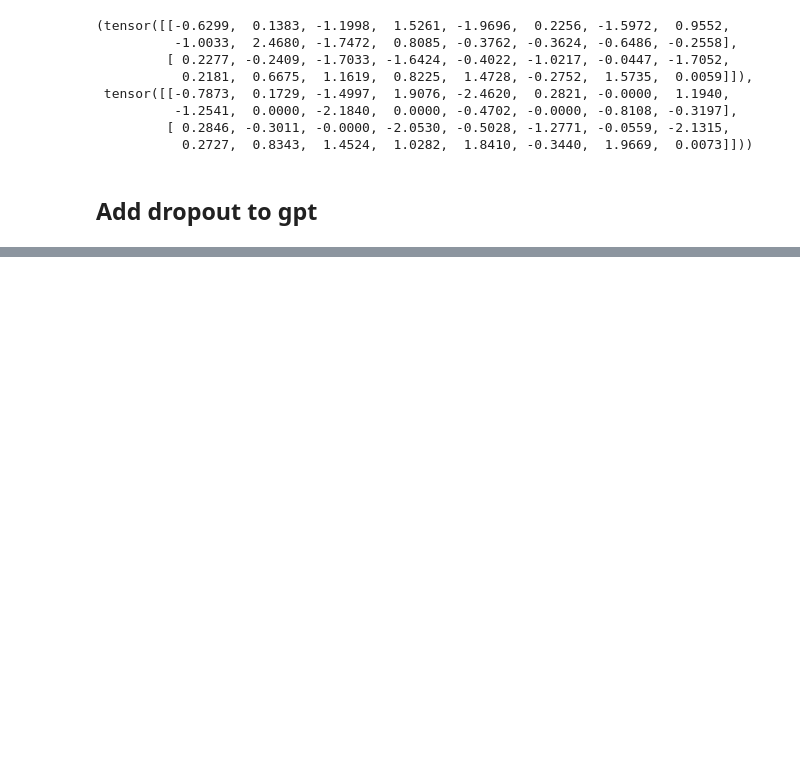
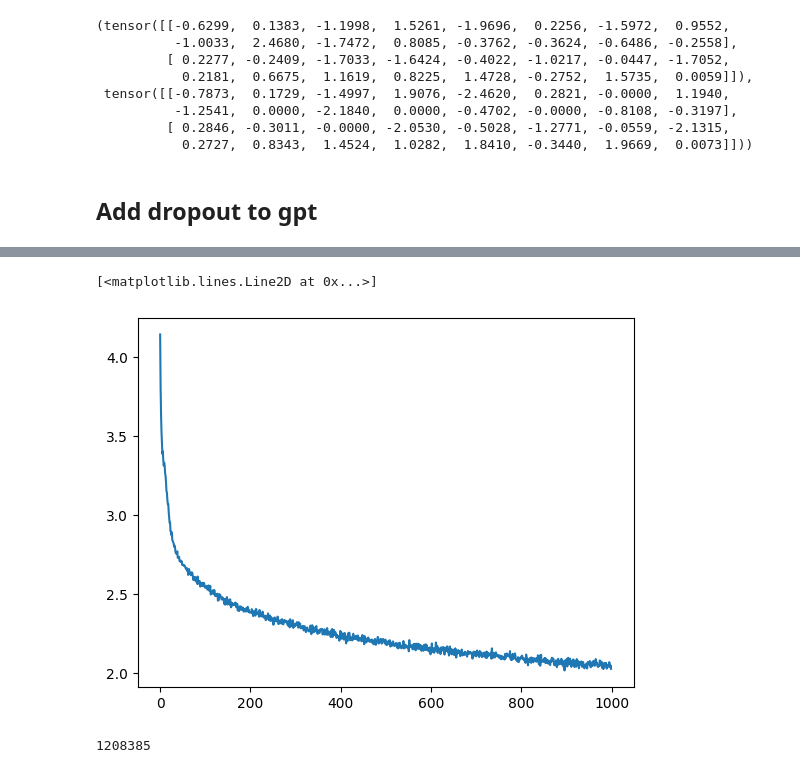
Before and after one commit to samitha278/gpt-from-scratch, a Jupyter notebook: GPT_from_Scratch.ipynb, the cells around one changed output, grey strips where cells are left out. Cells and saved outputs as stored; diff of their text form; code cells hidden in the pictures; blank space fills up the shorter version.

Commit message:
Model (1.2M param) trained on T4 GPU

```diff
--- a/GPT_from_Scratch.ipynb
+++ b/GPT_from_Scratch.ipynb
@@ -905,15 +905,15 @@ input[:2], output[:2]
 # %%
 
 #hyperparameters
-block_size = 16
-batch_size = 32
-n_embd = 72
+block_size = 32
+batch_size = 64
+n_embd = 128
 num_heads = 4
-num_blocks = 4
+num_blocks = 6
 head_size = n_embd // num_heads
 eval_iter = 10000
 max_iter = 10000
-lr = 1e-3
+lr = 1e-4
 dropout = 0.16
 
 
@@ -1129,12 +1129,16 @@ class GPTModel(nn.Module):
         # create a PyTorch optimizer
         optimizer = torch.optim.AdamW(self.parameters(), lr=lr)
 
+        losses = torch.zeros(max_iter)
+
         for i in range(max_iter):
 
             xb,yb = get_batch('train')
 
             # evaluate model
             logits , loss = self(xb,yb)
+
+            losses[i] = loss
 
             optimizer.zero_grad(set_to_none=True)
             loss.backward()
@@ -1145,6 +1149,9 @@ class GPTModel(nn.Module):
                 print(f'{i}/{max_iter}  {loss}')
             if i == max_iter-1:
                 print(f'{max_iter}/{max_iter}  {loss}')
+
+
+        return losses
 
 
 
@@ -1172,7 +1179,7 @@ class GPTModel(nn.Module):
 
 
 model = GPTModel()
-model.train()
+#losses = model.train()
 
 
 
@@ -1200,0 +1506,9 @@ Why the chinhe, good His jay do fulg
+# %%
+plt.plot(losses.view(-1,10).mean(1).tolist())
+# %% [output]
+[<matplotlib.lines.Line2D at 0x...>]
+[figure, added]
+# %%
+print(sum([p.numel() for p in model.parameters()]))
+# %% [output]
+1208385
```
Also changed, not shown: parts of 4 cells of this notebook.
